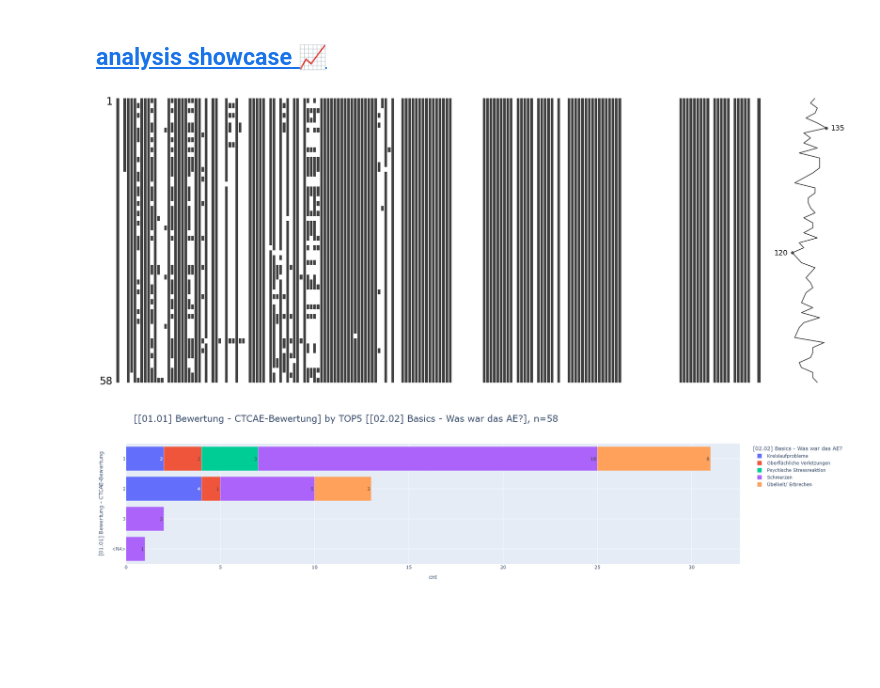
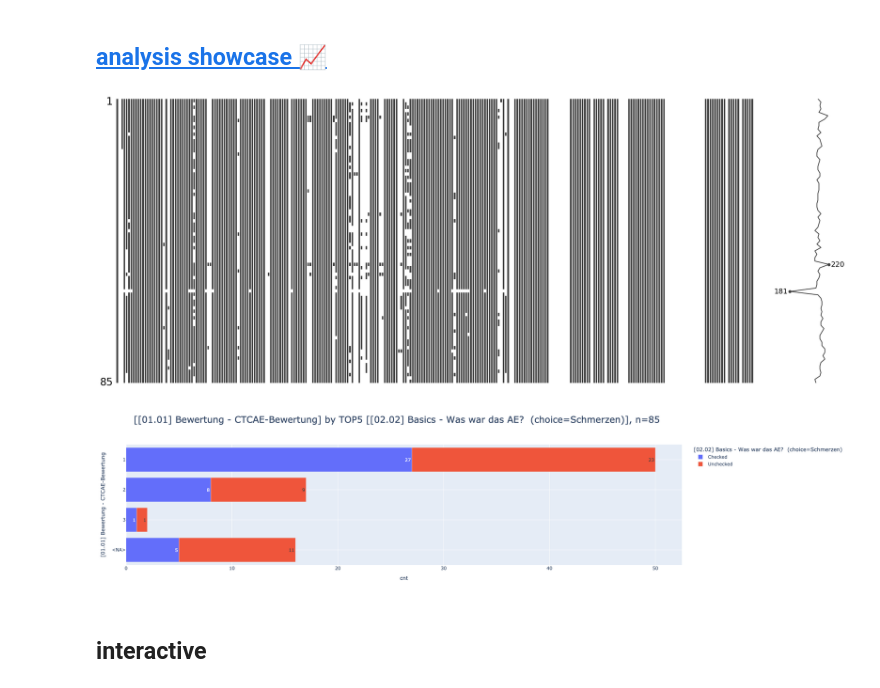
Before and after one commit to smeisegeier/sport-adverse-events, a Jupyter notebook: src/main.ipynb, the cells around one changed output. Drawn from its saved outputs; the diff is of its cells as text; code cells hidden in the pictures; blank space fills up the shorter version.

```diff
--- a/src/main.ipynb
+++ b/src/main.ipynb
@@ -148,3 +150,8 @@ col_date = "[02.01] Basics - Datum"
+# %%
+# # * remove known erroruos lines
+df_csv.drop([0,34,33], inplace=True, axis=0, errors='raise')
+# * remove "löschen" lines
+df_csv = df_csv[~(df_csv[col_date] == "löschen")]
 # %%
 df_csv
 # %% [output]
@@ -168,6 +175,7 @@ df_csv
 
 # * manual override of invalid dates
 df_csv.loc[df_csv[col_date]=="2023_08_2028", col_date]="2023_08_28"
+df_csv.loc[df_csv[col_date]=="2024_16", col_date]="2024_06"
 
 # * split column into  all possible date patterns, these may not interfere!
 # * parse date col
@@ -286,18 +274,20 @@ df_csv.reset_index().to_excel(Path(dir_data_out/"df_csv.xlsx"), index=False)
 _=mi.matrix(df_csv)
 # mi.bar(df_csv)
 # %% [output]
-[figure, old version]
+[figure, new version]
 # %%
 df_csv.columns
 _df = df_csv[[
     "[01.01] Bewertung - CTCAE-Bewertung",
-    "[02.02] Basics - Was war das AE?"
+    "[02.02] Basics - Was war das AE?  (choice=Schmerzen)"
     ]]
 pls.plot_stacked_bars(
     _df,
     dropna=False,
     top_n_color=5,
     orientation="h"
 )
 # %% [output]
-[figure, old version]
+[figure, new version]
+# %% [markdown]
+## interactive
```
Also changed, not shown: parts of 9 cells of this notebook, 5 other files.
